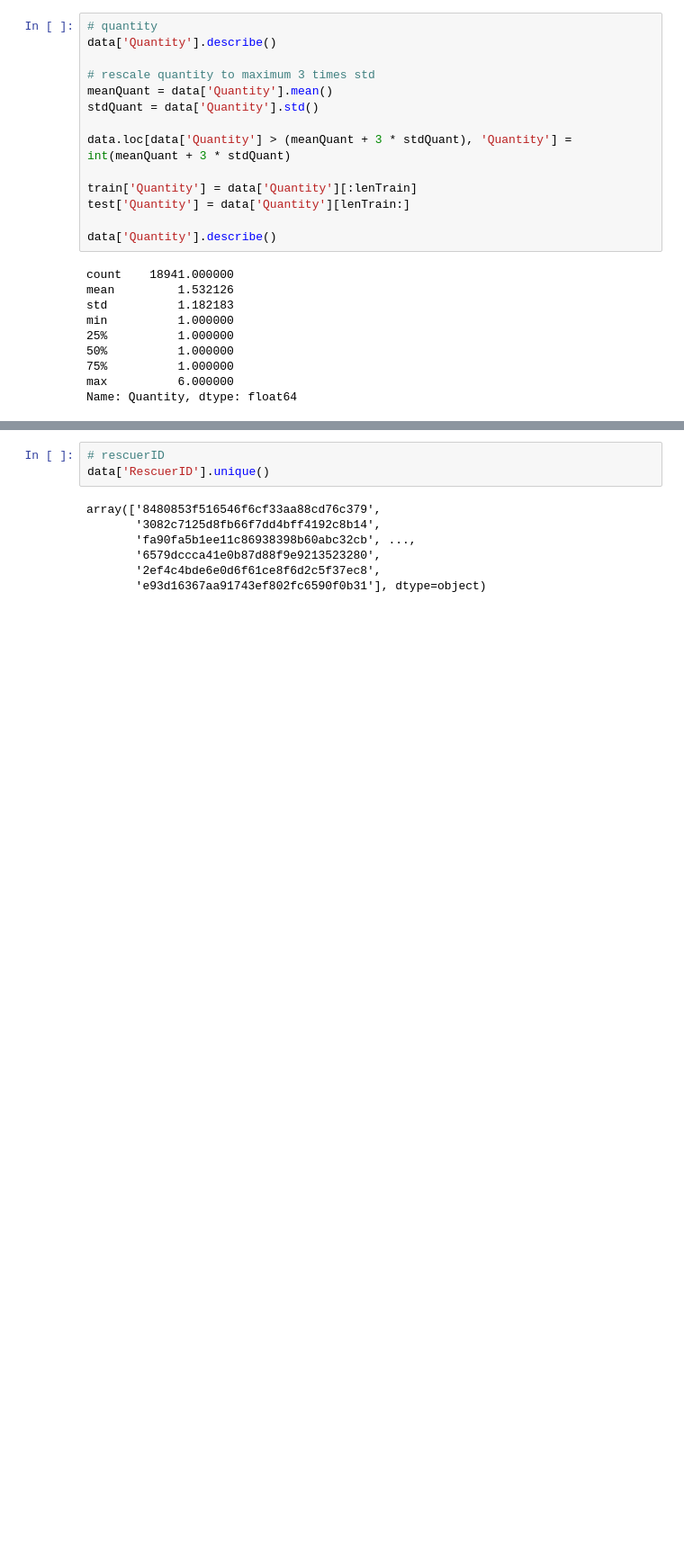
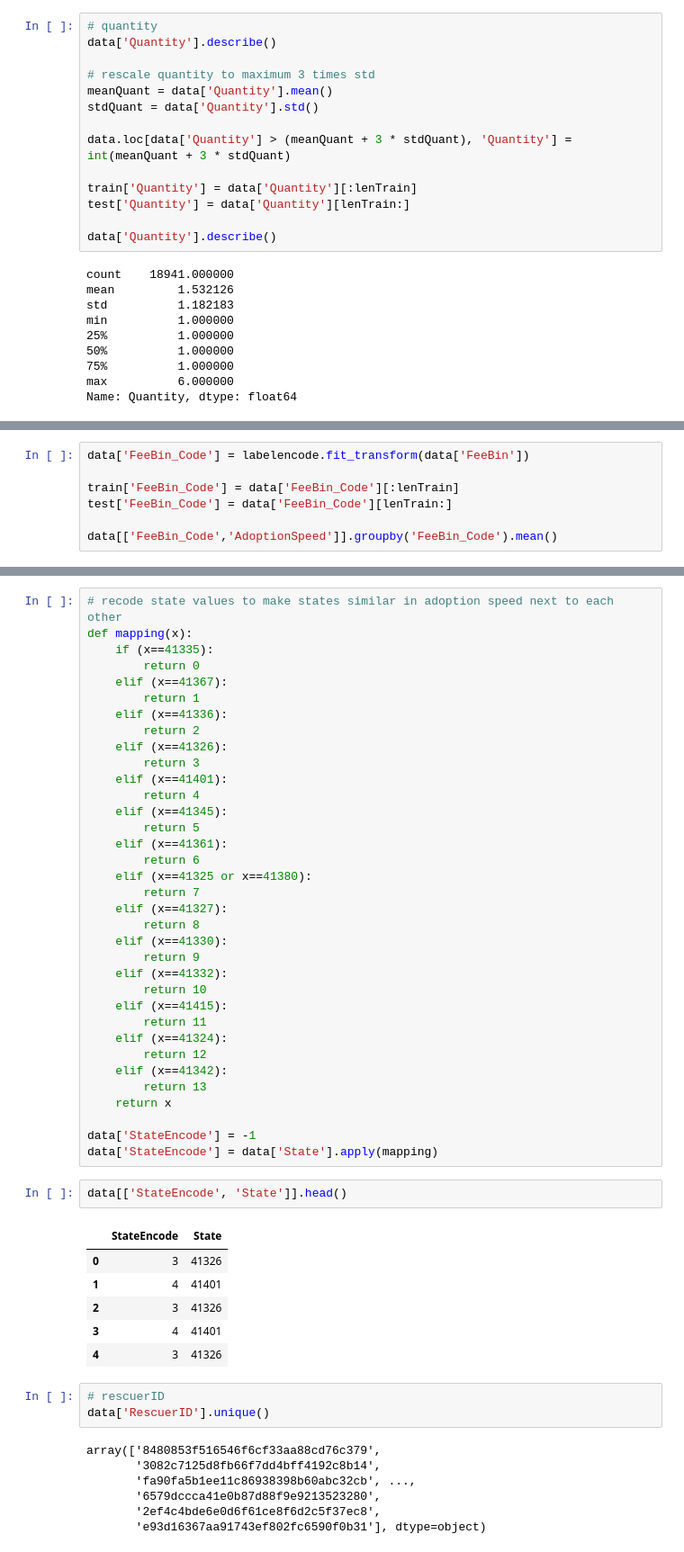
Before and after one commit to jasonnguyen3697/Adoption_prediction, a Jupyter notebook: Kernel.ipynb, the cells around one changed output, grey strips where cells are left out. Shown: that part at 90% size. Saved outputs shown, nothing was run; the diff lists cells and outputs as text; blank space fills up the shorter version.

```diff
--- a/Kernel.ipynb
+++ b/Kernel.ipynb
@@ -569,0 +615,7 @@ data[['free', 'AdoptionSpeed']].groupby('free').mean()
+# %%
+data['FeeBin_Code'] = labelencode.fit_transform(data['FeeBin'])
+
+train['FeeBin_Code'] = data['FeeBin_Code'][:lenTrain]
+test['FeeBin_Code'] = data['FeeBin_Code'][lenTrain:]
+
+data[['FeeBin_Code','AdoptionSpeed']].groupby('FeeBin_Code').mean()
@@ -590,3 +653,47 @@ data[['State', 'AdoptionSpeed']].groupby('State').mean().sort_values(by='Adoptio
+# %%
+# recode state values to make states similar in adoption speed next to each other
+def mapping(x):
+    if (x==41335):
+        return 0
+    elif (x==41367):
+        return 1
+    elif (x==41336):
+        return 2
+    elif (x==41326):
+        return 3
+    elif (x==41401):
+        return 4
+    elif (x==41345):
+        return 5
+    elif (x==41361):
+        return 6
+    elif (x==41325 or x==41380):
+        return 7
+    elif (x==41327):
+        return 8
+    elif (x==41330):
+        return 9
+    elif (x==41332):
+        return 10
+    elif (x==41415):
+        return 11
+    elif (x==41324):
+        return 12
+    elif (x==41342):
+        return 13
+    return x
+
+data['StateEncode'] = -1
+data['StateEncode'] = data['State'].apply(mapping)
+# %%
+data[['StateEncode', 'State']].head()
+# %% [output]
+|  | StateEncode | State |
+| 0 | 3 | 41326 |
+| 1 | 4 | 41401 |
+| 2 | 3 | 41326 |
+| 3 | 4 | 41401 |
+| 4 | 3 | 41326 |
 # %%
 # rescuerID
 data['RescuerID'].unique()
```
Also changed, not shown: parts of 20 cells of this notebook.
